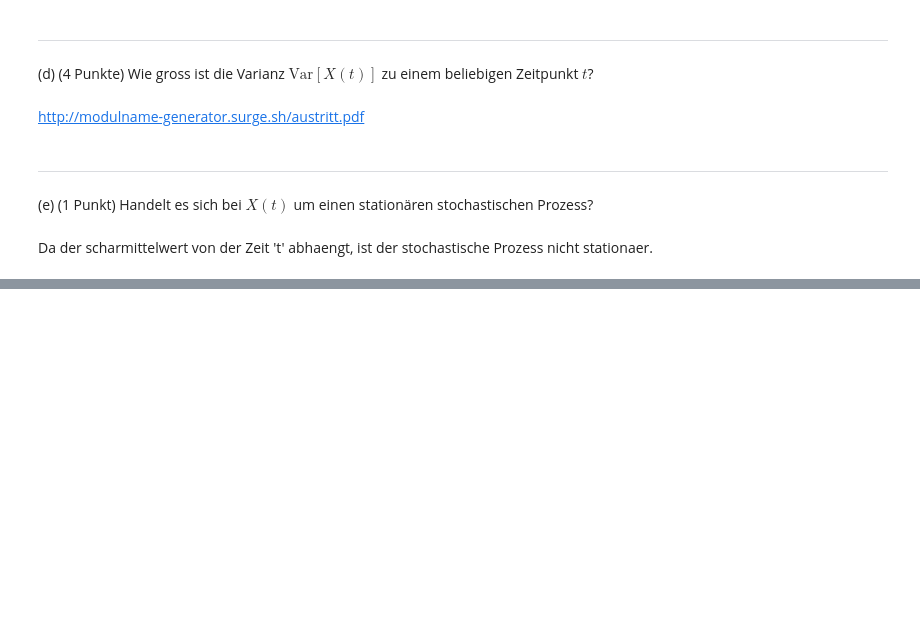
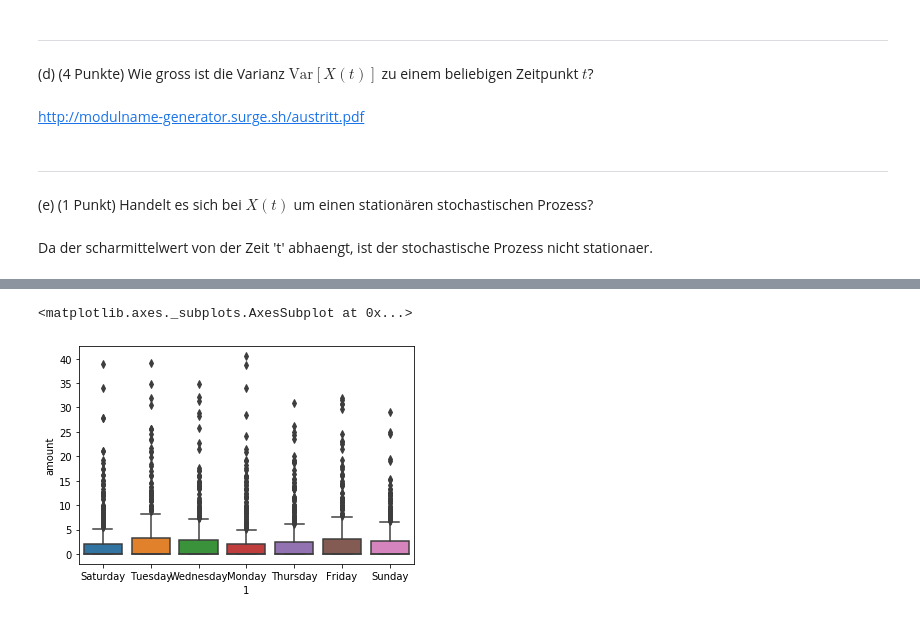
Before and after one commit to randombenj/hslu-statistics, a Jupyter notebook: exam-preparation/mep-hs18.ipynb, the cells around one changed output, grey strips where cells are left out. Saved outputs shown, nothing was run; the diff lists cells and outputs as text; code cells hidden in the pictures; blank space fills up the shorter version.

```diff
--- a/exam-preparation/mep-hs18.ipynb
+++ b/exam-preparation/mep-hs18.ipynb
@@ -159,0 +271,5 @@ Da der scharmittelwert von der Zeit 't' abhaengt, ist der stochastische Prozess
+# %%
+sns.boxplot(rain.index.weekday_name, rain["amount"])
+# %% [output]
+<matplotlib.axes._subplots.AxesSubplot at 0x...>
+[figure, added]
```
Also changed, not shown: parts of 25 cells of this notebook, 2 other files.
